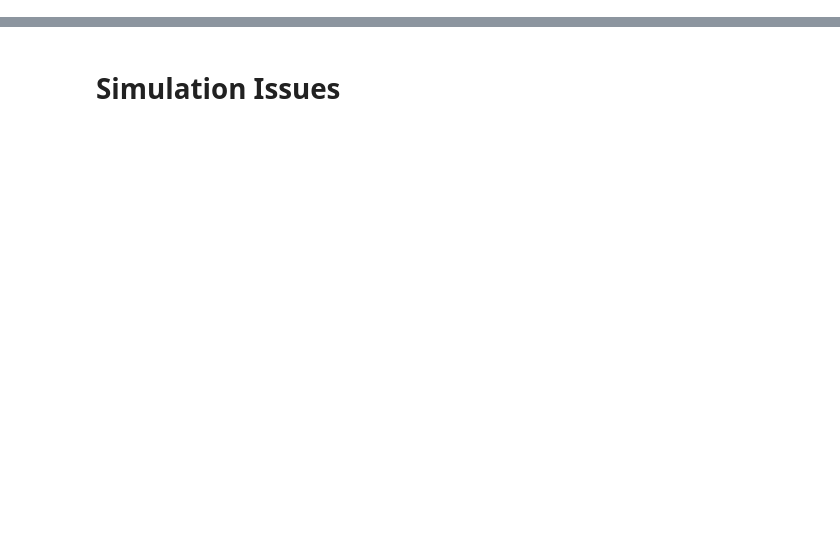
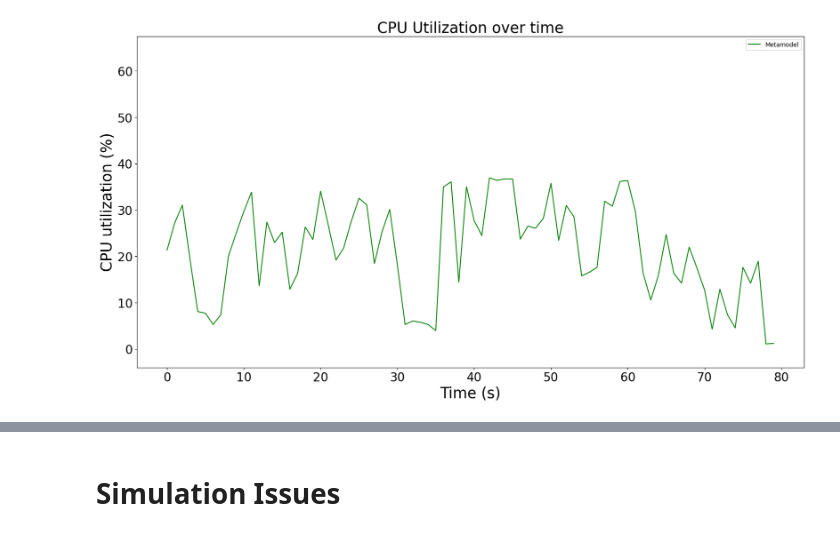
Before and after one commit to Radu-Nicolae/opendc-m3sa, a Jupyter notebook: opendc-experiments/opendc-experiments-metamodel/src/main/Python_scripts/MetaModelAutomated.ipynb, the cells around one changed output, grey strips where cells are left out. Saved outputs shown, nothing was run; the diff lists cells and outputs as text; code cells hidden in the pictures; blank space fills up the shorter version.

```diff
--- a/opendc-experiments/opendc-experiments-metamodel/src/main/Python_scripts/MetaModelAutomated.ipynb
+++ b/opendc-experiments/opendc-experiments-metamodel/src/main/Python_scripts/MetaModelAutomated.ipynb
@@ -55,0 +75,21 @@ plt.show()
+# %%
+cpu_utilizations = []
+
+for df in simulation_data:
+    cpu_utilizations.append(df.cpu_utilization * 100)
+
+combined_data = pd.concat(cpu_utilizations, axis=1)
+metamodel = combined_data.median(axis=1)
+
+plt.figure(figsize=(20, 10))
+plt.plot(metamodel[:80], label="Metamodel", color="green")
+plt.title("CPU Utilization over time", fontsize=25)
+plt.xlabel("Time (s)", fontsize=25)
+plt.xticks(fontsize=20)
+plt.ylabel("CPU utilization (%)", fontsize=25)
+plt.yticks(fontsize=20)
+plt.gca().set_ylim(-4, 67.5)
+plt.legend()
+plt.show()
+# %% [output]
+[figure, added]
```
Also changed, not shown: parts of 4 cells of this notebook, 3 other files.
